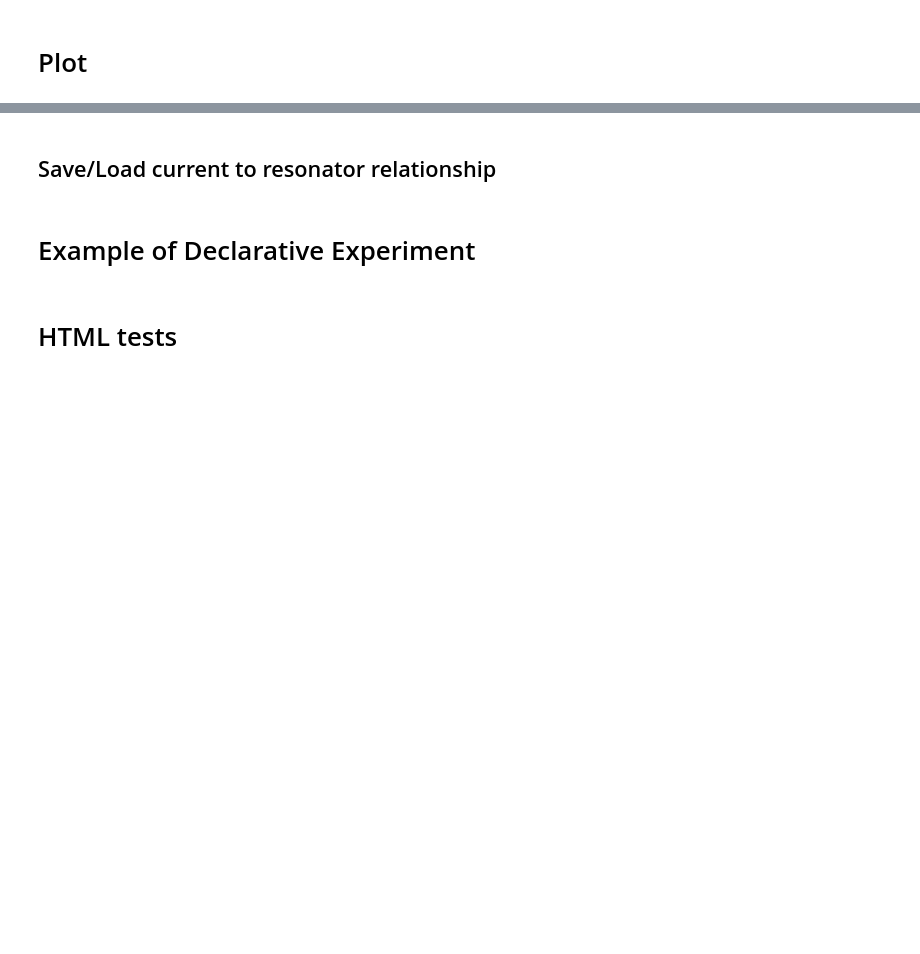
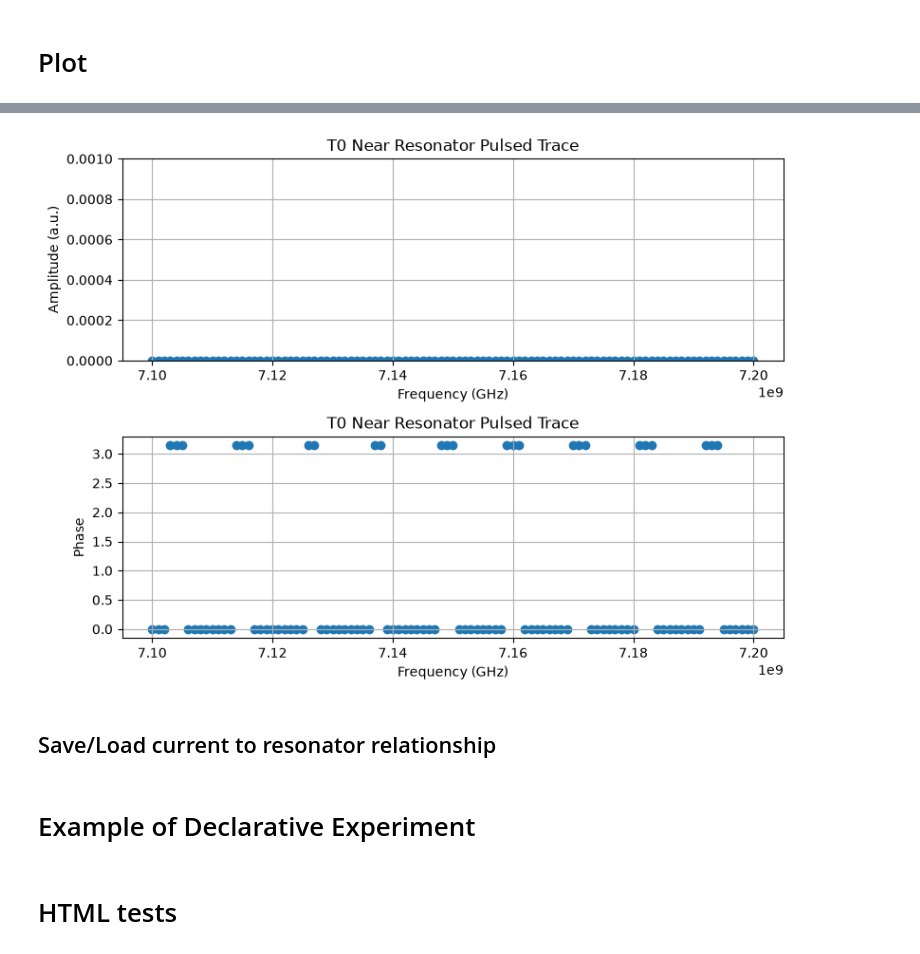
Before and after one commit to SciGeek2000/ZIScripts, a Jupyter notebook: LabOneQ/new_main.ipynb, the cells around one changed output, grey strips where cells are left out. Cells and saved outputs as stored; diff of their text form; code cells hidden in the pictures; blank space fills up the shorter version.

```diff
--- a/LabOneQ/new_main.ipynb
+++ b/LabOneQ/new_main.ipynb
@@ -576,3 +608,8 @@ exp_analysis(exp, session, qubit, save=True)
+# %%
+fig.axes[0].set_ylim((0,0.001))
+fig
+# %% [output]
+[figure, added]
 # %%
 fig, ax = plot_exp(exp, session, qubit,) #data_type='Phase')
 # ax[1].vlines(0.685, -0.6, 0.4)
```
Also changed, not shown: parts of 12 cells of this notebook, 5 other files.
